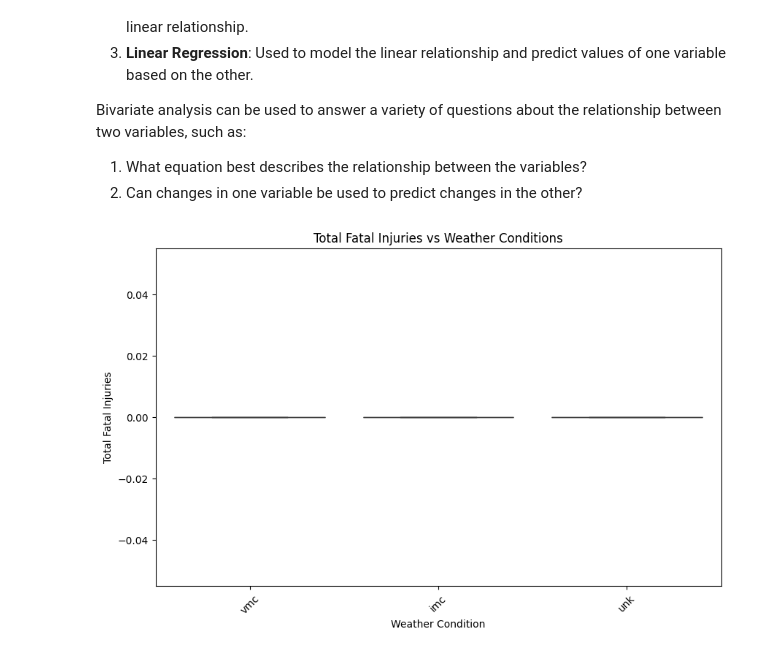
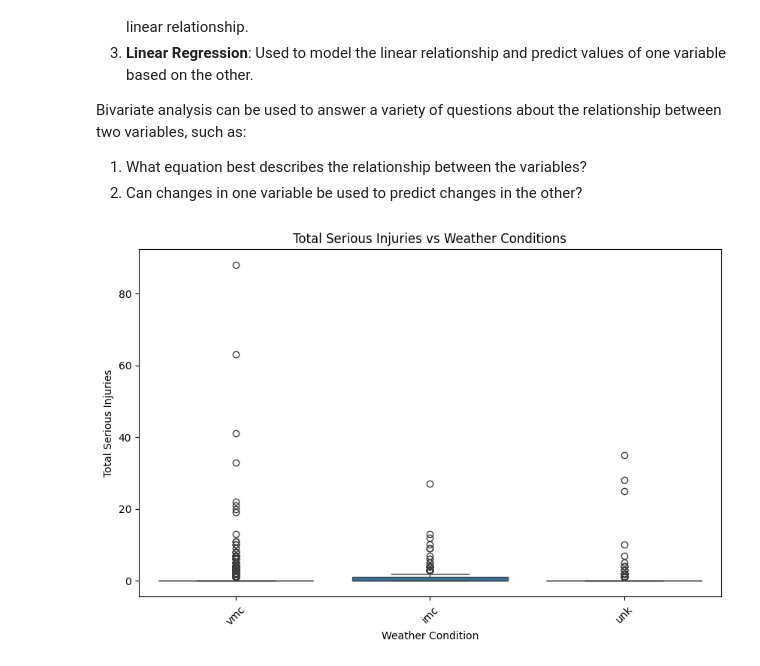
Before and after one commit to audreychela/Audrey_first_repo, a Jupyter notebook: data_cleaning_project.ipynb, the cells around one changed output. Cells and saved outputs as stored; diff of their text form; code cells hidden in the pictures.

```diff
--- a/data_cleaning_project.ipynb
+++ b/data_cleaning_project.ipynb
@@ -634,14 +705,14 @@ Bivariate analysis can be used to answer a variety of questions about the relati
 1. What equation best describes the relationship between the variables?
 2. Can changes in one variable be used to predict changes in the other?
 # %%
-#bivariate analysis using boxplot on  weather condition vs total fatal injuries variables
+#bivariate analysis using scatterplot on  weather condition vs total serious injuries variables
 plt.figure(figsize=(10, 6))
-sns.boxplot(data, x='Weather.Condition', y='Total.Fatal.Injuries')
-plt.title('Total Fatal Injuries vs Weather Conditions')
+sns.boxplot(data, x='Weather.Condition', y='Total.Serious.Injuries')
+plt.title('Total Serious Injuries vs Weather Conditions')
 plt.xticks(rotation=45)
-plt.ylabel('Total Fatal Injuries')
+plt.ylabel('Total Serious Injuries')
 plt.xlabel('Weather Condition')
 #plt.tight_layout()
 plt.show()
 # %% [output]
-[figure, old version]
+[figure, new version]
```
Also changed, not shown: parts of 34 cells of this notebook.
